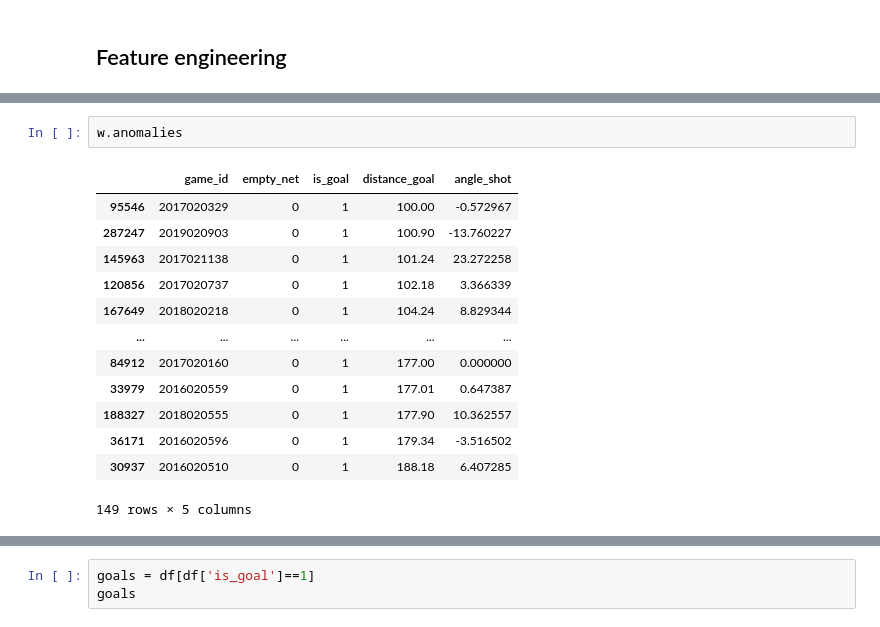
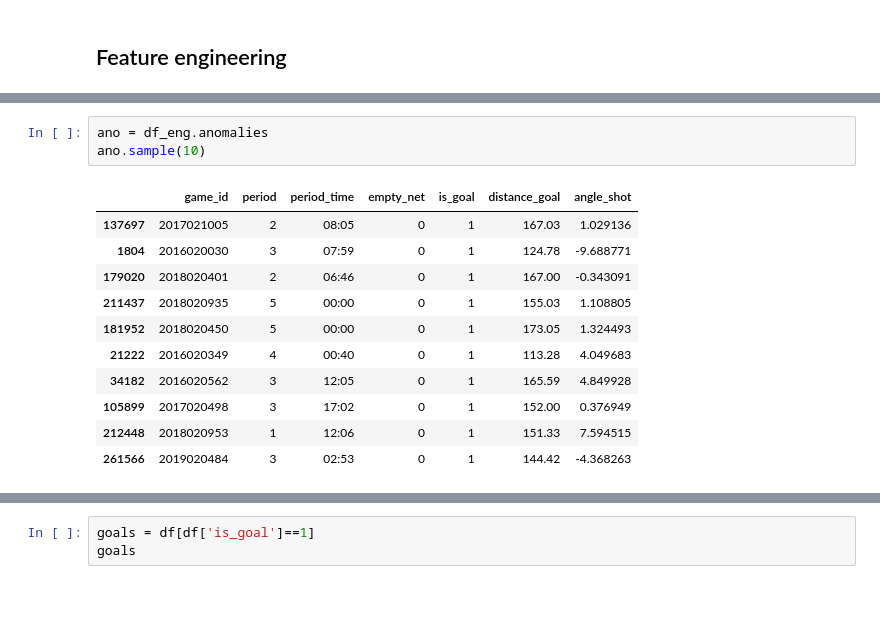
Before and after one commit to Jay-D13/IFT6758-A5-NHL, a Jupyter notebook: notebooks/Milestone2/2 - Features.ipynb, the cells around one changed output, grey strips where cells are left out. Saved outputs shown, nothing was run; the diff lists cells and outputs as text; blank space fills up the shorter version.

```diff
--- a/notebooks/Milestone2/2 - Features.ipynb
+++ b/notebooks/Milestone2/2 - Features.ipynb
@@ -57,20 +60,19 @@ df
 | 298078 | 0 | 0 | 11.40 | -37.881841 |
 | 298079 | 0 | 0 | 26.93 | -31.323285 |
 298080 rows × 4 columns
-# %%
-w.anomalies
-# %% [output]
-|  | game_id | empty_net | is_goal | distance_goal | angle_shot |
-| 95546 | 2017020329 | 0 | 1 | 100.00 | -0.572967 |
-| 287247 | 2019020903 | 0 | 1 | 100.90 | -13.760227 |
-| 145963 | 2017021138 | 0 | 1 | 101.24 | 23.272258 |
-| 120856 | 2017020737 | 0 | 1 | 102.18 | 3.366339 |
-| 167649 | 2018020218 | 0 | 1 | 104.24 | 8.829344 |
-| ... | ... | ... | ... | ... | ... |
-| 84912 | 2017020160 | 0 | 1 | 177.00 | 0.000000 |
-| 33979 | 2016020559 | 0 | 1 | 177.01 | 0.647387 |
-| 188327 | 2018020555 | 0 | 1 | 177.90 | 10.362557 |
-| 36171 | 2016020596 | 0 | 1 | 179.34 | -3.516502 |
-| 30937 | 2016020510 | 0 | 1 | 188.18 | 6.407285 |
-149 rows × 5 columns
+# %%
+ano = df_eng.anomalies
+ano.sample(10)
+# %% [output]
+|  | game_id | period | period_time | empty_net | is_goal | distance_goal | angle_shot |
+| 137697 | 2017021005 | 2 | 08:05 | 0 | 1 | 167.03 | 1.029136 |
+| 1804 | 2016020030 | 3 | 07:59 | 0 | 1 | 124.78 | -9.688771 |
+| 179020 | 2018020401 | 2 | 06:46 | 0 | 1 | 167.00 | -0.343091 |
+| 211437 | 2018020935 | 5 | 00:00 | 0 | 1 | 155.03 | 1.108805 |
+| 181952 | 2018020450 | 5 | 00:00 | 0 | 1 | 173.05 | 1.324493 |
+| 21222 | 2016020349 | 4 | 00:40 | 0 | 1 | 113.28 | 4.049683 |
+| 34182 | 2016020562 | 3 | 12:05 | 0 | 1 | 165.59 | 4.849928 |
+| 105899 | 2017020498 | 3 | 17:02 | 0 | 1 | 152.00 | 0.376949 |
+| 212448 | 2018020953 | 1 | 12:06 | 0 | 1 | 151.33 | 7.594515 |
+| 261566 | 2019020484 | 3 | 02:53 | 0 | 1 | 144.42 | -4.368263 |
 # %%
```
Also changed, not shown: parts of 12 cells of this notebook, 2 other files.
